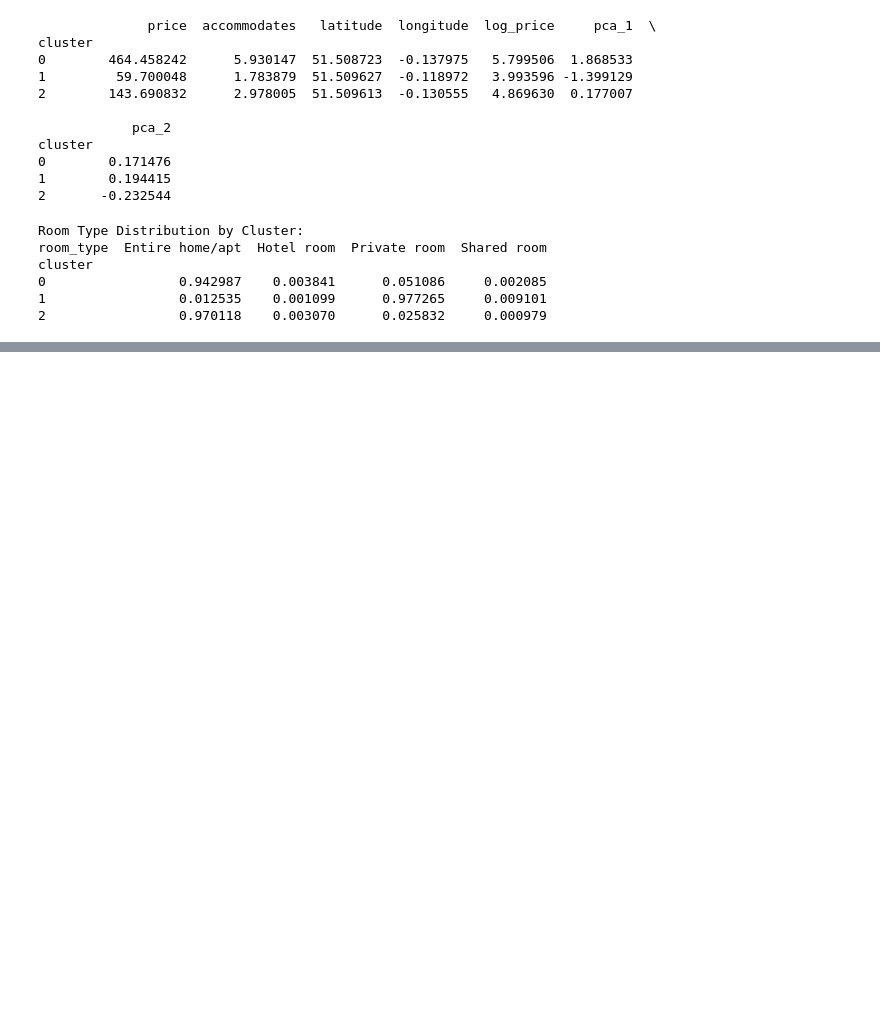
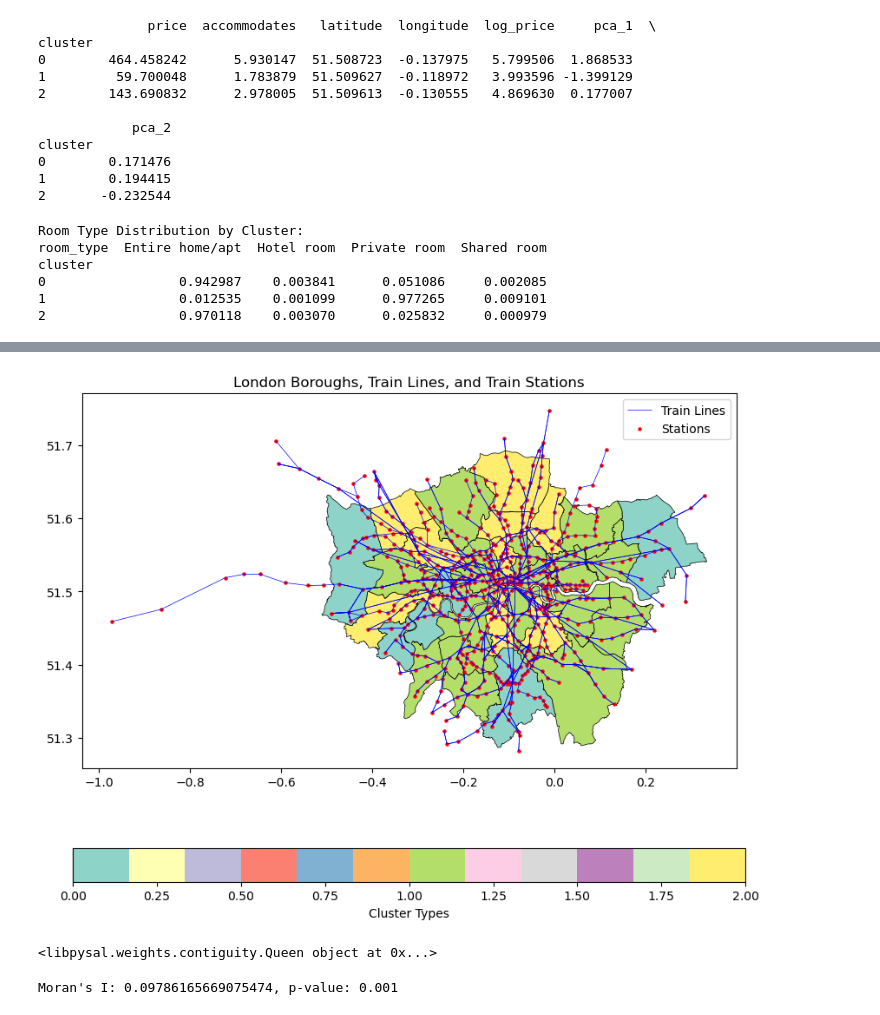
Before and after one commit to Chocolateyz/Chocolate, a Jupyter notebook: clustering.ipynb, the cells around one changed output, grey strips where cells are left out. Saved outputs shown, nothing was run; the diff lists cells and outputs as text; code cells hidden in the pictures; blank space fills up the shorter version.

```diff
--- a/clustering.ipynb
+++ b/clustering.ipynb
@@ -338,3 +343,23 @@ cluster
 0                 0.942987    0.003841      0.051086     0.002085
 1                 0.012535    0.001099      0.977265     0.009101
 2                 0.970118    0.003070      0.025832     0.000979
+# %%
+# Import train line and station data
+train_lines = gpd.read_file("Chocolate/London Train Lines/London Train Lines.shp")
+stations = gpd.read_file("Chocolate/London Stations/London stations.shp")
+# %%
+geo_data = gpd.GeoDataFrame(
+    data,
+    geometry=gpd.points_from_xy(data['longitude'], data['latitude']),
+    crs="EPSG:4326"
+)
+# %%
+#Convert GeoDataFrame's CRS
+geo_data_projected = geo_data.to_crs("EPSG:27700")
+train_lines_projected = train_lines.to_crs("EPSG:27700")
+stations_projected = stations.to_crs("EPSG:27700")
+# %%
+# Find the nearest train station for each clustering point
+geo_data_with_stations = gpd.sjoin_nearest(geo_data_projected, stations_projected, how="left", distance_col="distance_to_station")
+
+print(geo_data_with_stations.head())
@@ -340,0 +406,43 @@ cluster
+# %%
+# Convert projection data back to geographic coordinate system
+geo_data_with_stations = geo_data_with_stations.to_crs("EPSG:4326")
+train_lines = train_lines.to_crs("EPSG:4326")
+stations = stations.to_crs("EPSG:4326")
+
+# Visualization
+fig, ax = plt.subplots(figsize=(10, 8))
+boroughs.plot(
+    ax=ax,
+    column='cluster',
+    cmap='Set3',
+    legend=True,
+    legend_kwds={'label': "Cluster Types", 'orientation': "horizontal"},
+    edgecolor='black',
+    linewidth=0.5
+)
+
+train_lines.plot(ax=ax, color="blue", linewidth=0.5, label="Train Lines")
+
+stations.plot(ax=ax, color="red", markersize=5, label="Stations")
+
+
+plt.title("London Boroughs, Train Lines, and Train Stations")
+plt.legend()
+plt.show()
+# %% [output]
+[figure, added]
+# %%
+#Construct a weight matrix based on train lines, stations or point adjacencies
+#Construct a weight matrix (based on clustering points)
+w = Queen.from_dataframe(geo_data)
+
+print(w)
+# %% [output]
+<libpysal.weights.contiguity.Queen object at 0x...>
+# %%
+# Calculate Moran's I
+moran = Moran(geo_data['cluster'], w)
+
+print(f"Moran's I: {moran.I}, p-value: {moran.p_sim}")
+# %% [output]
+Moran's I: 0.09786165669075474, p-value: 0.001
```
Also changed, not shown: parts of 6 cells of this notebook.
